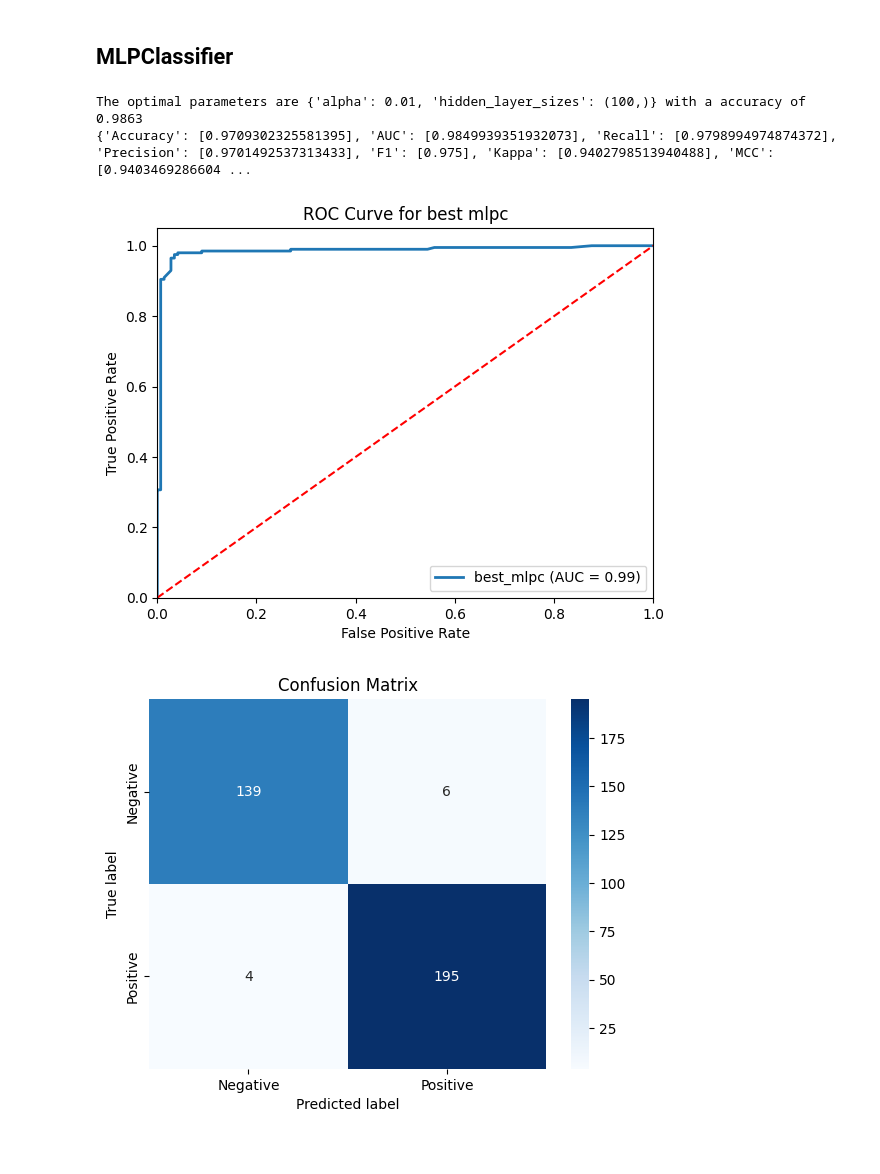
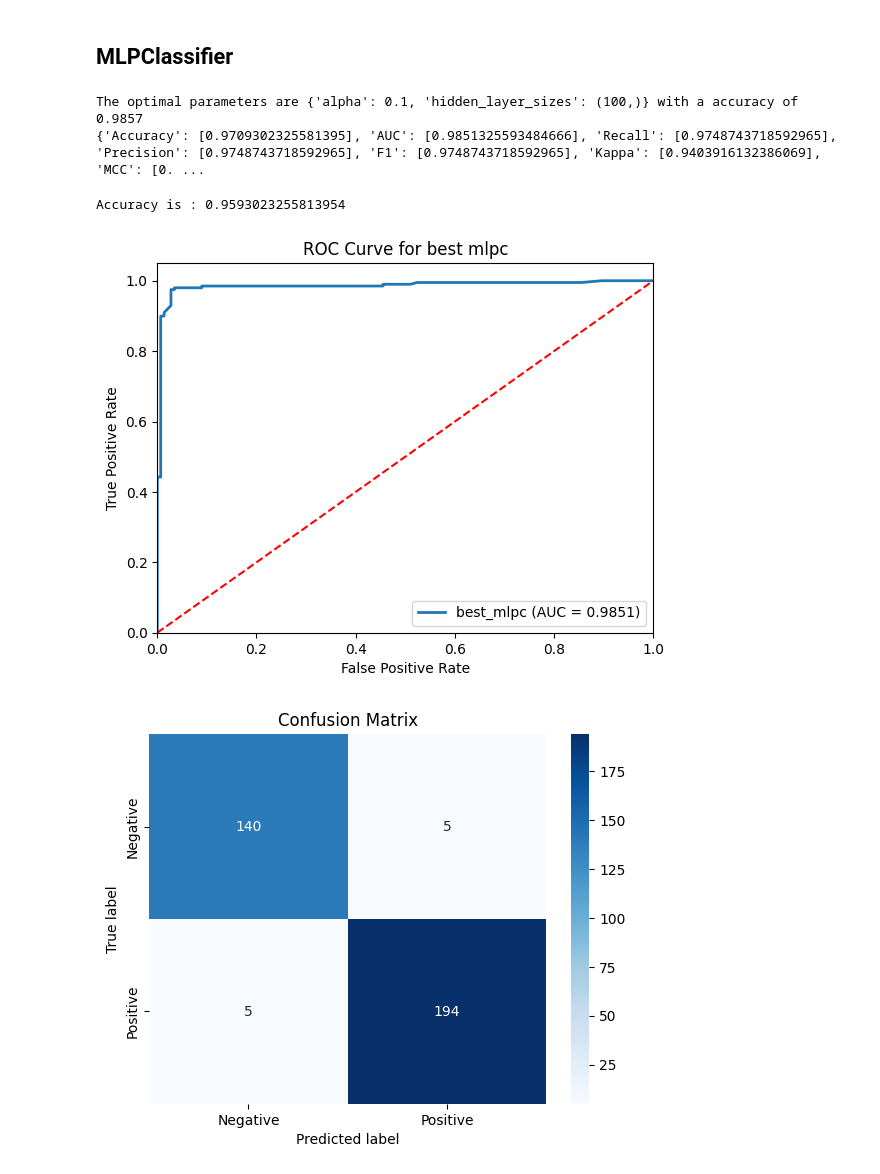
Before and after one commit to KokouNoe/muscoloskeletal_disorder_prediction, a Jupyter notebook: TMC_prediction.ipynb, the cells around one changed output. Saved outputs shown, nothing was run; the diff lists cells and outputs as text; code cells hidden in the pictures.

Commit message:
version 10: auc affiché non arrondi sur best model

```diff
--- a/TMC_prediction.ipynb
+++ b/TMC_prediction.ipynb
@@ -412,6 +499,7 @@ print(filtered_models)
 # %% [output]
 {'lgb': LGBMClassifier(verbose=-1), 'rfc': RandomForestClassifier(), 'gbc': GradientBoostingClassifier(), 'etc': ExtraTreesClassifier(), 'knc': KNeighborsClassifier(), 'mlpc': MLPClassifier(), 'dtc':  ...
 # %%
+X_train, X_test, y_train, y_test = train_test_split(X, y, test_size = 0.2, stratify=y,random_state=42)
 # Initialisation des résultats
 results = {
     'Accuracy': [],
@@ -531,7 +638,7 @@ results = {
     'Kappa': [],
     'MCC': []}
 # Grilles de paramètres pour chaque modèle
-param_grids ={'hidden_layer_sizes': [(100,),(50, 50),(150, 100, 50),(100, 100, 100)], 'alpha': [0.01, 0.1, 1,0.0001, 0.001, 0.01]}
+param_grids ={'hidden_layer_sizes': [(100,),(50, 50),(150, 100, 50),(100, 100, 100)], 'alpha': [0.01, 0.1, 1,0.0001, 0.001]}
 # Dictionnaire pour stocker les meilleurs résultats
 
 grid_search = GridSearchCV(estimator=filtered_models['mlpc'], param_grid=param_grids, cv=5, scoring='roc_auc')
@@ -554,26 +661,34 @@ results['Kappa'].append(cohen_kappa_score(y_test, y_pred))
 results['MCC'].append(matthews_corrcoef(y_test, y_pred))
 print(results)
 # %% [output]
-The optimal parameters are {'alpha': 0.01, 'hidden_layer_sizes': (100,)} with a accuracy of 0.9863
-{'Accuracy': [0.9709302325581395], 'AUC': [0.9849939351932073], 'Recall': [0.9798994974874372], 'Precision': [0.9701492537313433], 'F1': [0.975], 'Kappa': [0.9402798513940488], 'MCC': [0.9403469286604 ...
+The optimal parameters are {'alpha': 0.1, 'hidden_layer_sizes': (100,)} with a accuracy of 0.9857
+{'Accuracy': [0.9709302325581395], 'AUC': [0.9851325593484666], 'Recall': [0.9748743718592965], 'Precision': [0.9748743718592965], 'F1': [0.9748743718592965], 'Kappa': [0.9403916132386069], 'MCC': [0. ...
+# %%
+a=MLPClassifier(hidden_layer_sizes=(100,),alpha=0.1)
+mlpc=a.fit(X_train,y_train)
+pred_y_mlp=mlpc.predict(X_test)
+print(f'Accuracy is : {accuracy_score(y_test,pred_y_mlp)}')
+# %% [output]
+Accuracy is : 0.9593023255813954
 # %%
 #Courbe ROC
 #taux de faux positifs et taux de vrais positifs
+roc_auc=roc_auc_score(y_test,y_prob)
 fpr, tpr, _ = roc_curve(y_test, y_prob)
 
 #Afficher la courbe
 fig,ax=plt.subplots()
-ax.plot(fpr, tpr, lw=2, label=f'best_mlpc (AUC = {roc_auc:.2f})')
+ax.plot(fpr, tpr, lw=2, label=f'best_mlpc (AUC = {roc_auc:.4f})')
 ax.plot([0, 1], [0, 1], color='red', linestyle='--')
 ax.set_xlim([0.0, 1.0])
 ax.set_ylim([0.0, 1.05])
 ax.set_xlabel('False Positive Rate')
 ax.set_ylabel('True Positive Rate')
 ax.set_title(f'ROC Curve for best mlpc')
 ax.legend(loc="lower right")
 plt.show()
 # %% [output]
-[figure, old version]
+[figure, new version]
 # %%
 # Afficher la matrice de confusion
 conf_matrix =confusion_matrix(y_test,y_pred)
```
Also changed, not shown: parts of 14 cells of this notebook, 1 other file.
